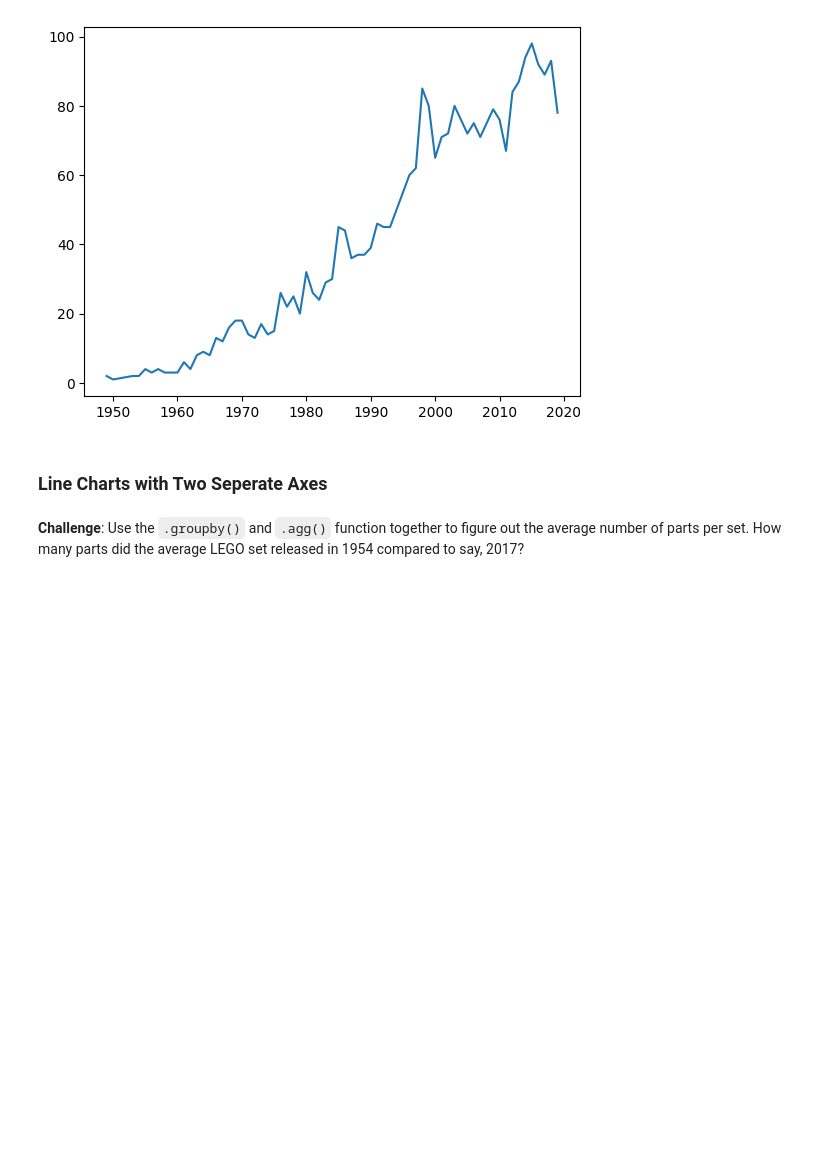
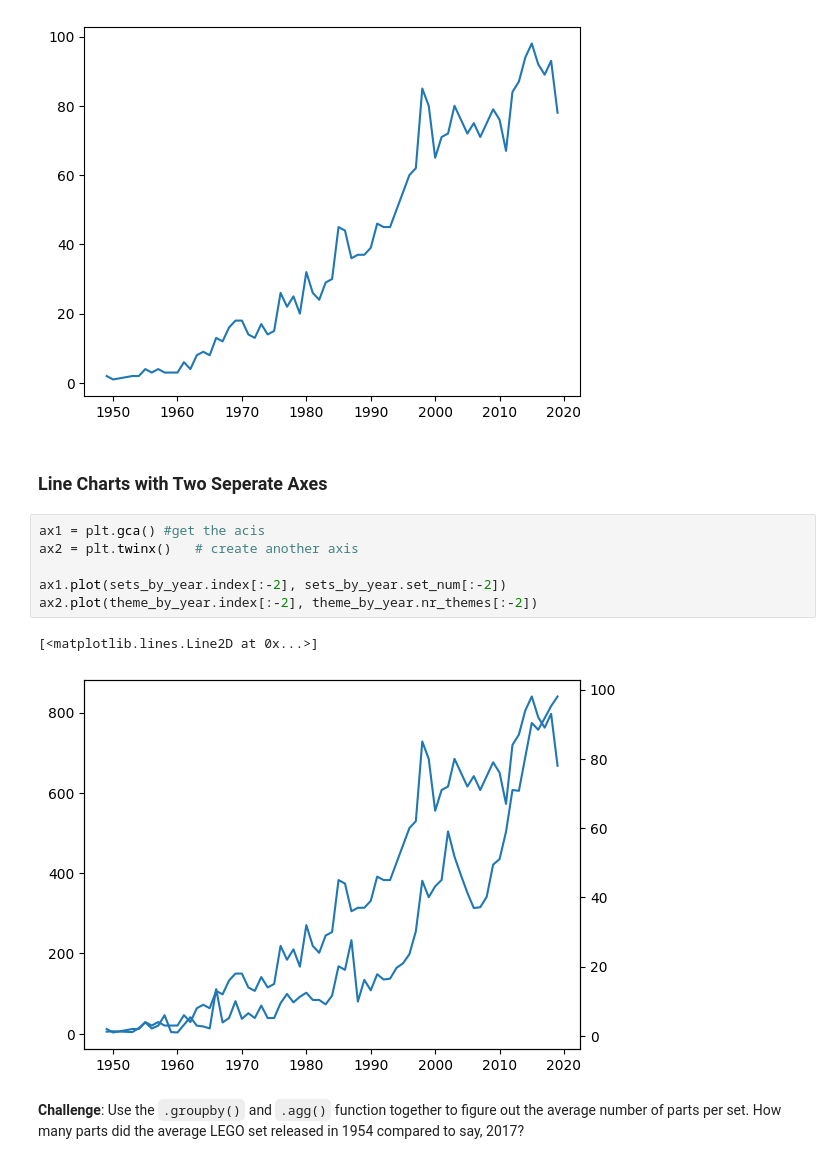
Before and after one commit to armkaviani/PythonBootcamp, a Jupyter notebook: Analyse_LEGO_Dataset_Pandas/Lego_Analysis_for_Course_(start).ipynb, the cells around one changed output. Saved outputs shown, nothing was run; the diff lists cells and outputs as text; blank space fills up the shorter version.

Commit message:
Line charts with two seperate axes.
Signed-off-by: Armaghan Kaviani <armaghankaviani@yahoo.com>

```diff
--- a/Analyse_LEGO_Dataset_Pandas/Lego_Analysis_for_Course_(start).ipynb
+++ b/Analyse_LEGO_Dataset_Pandas/Lego_Analysis_for_Course_(start).ipynb
@@ -189,6 +189,15 @@ plt.plot(theme_by_year.index[:-2], theme_by_year.nr_themes[:-2])
 [figure]
 # %% [markdown]
 ### Line Charts with Two Seperate Axes
+# %%
+ax1 = plt.gca() #get the acis
+ax2 = plt.twinx()   # create another axis
+
+ax1.plot(sets_by_year.index[:-2], sets_by_year.set_num[:-2])
+ax2.plot(theme_by_year.index[:-2], theme_by_year.nr_themes[:-2])
+# %% [output]
+[<matplotlib.lines.Line2D at 0x...>]
+[figure, added]
 # %% [markdown]
 **Challenge**: Use the <code>.groupby()</code> and <code>.agg()</code> function together to figure out the average number of parts per set. How many parts did the average LEGO set released in 1954 compared to say, 2017?
 # %% [markdown]
```
